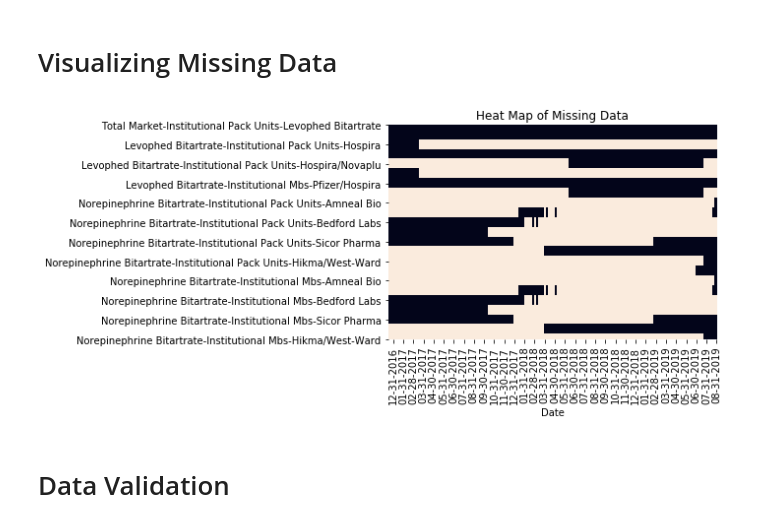
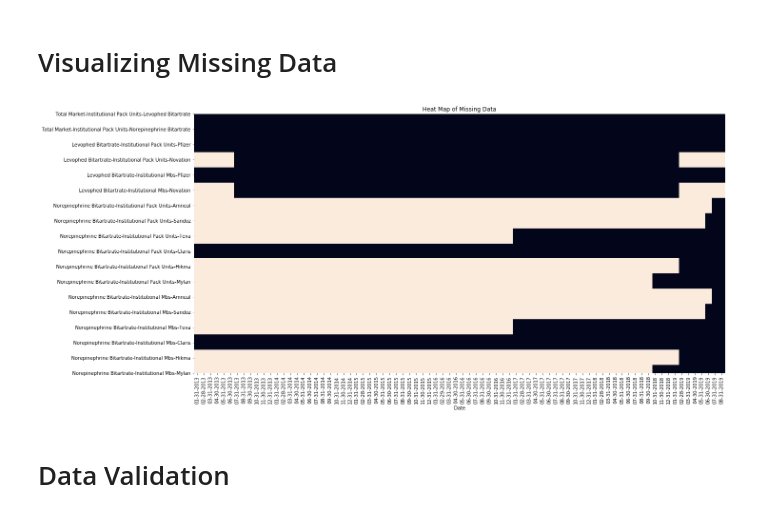
Before and after one commit to rwhughes91/drug_curves, a Jupyter notebook: drug_curves/norepinephrine/norepinephrine_drug_curve.ipynb, the cells around one changed output. Saved outputs shown, nothing was run; the diff lists cells and outputs as text; code cells hidden in the pictures.

Commit message:
creating nor curve (graphs)

```diff
--- a/drug_curves/norepinephrine/norepinephrine_drug_curve.ipynb
+++ b/drug_curves/norepinephrine/norepinephrine_drug_curve.ipynb
@@ -48,6 +61,29 @@ for level in raw_data.columns:
         raw_data.drop("[Blank]", axis=1, level=2, inplace=True)
         break
 
+# Dropping rows earlier than 1/31/2013
+raw_data = raw_data.loc[raw_data.index >= pd.Timestamp(year=2013, month=1, day=31), :].copy()
+
+# Dropping empty columns
+columns_to_drop = []
+for column in raw_data:
+    if raw_data.loc[:, column].isnull().all():
+        columns_to_drop.append(column)
+raw_data.drop(columns_to_drop, axis=1, inplace=True)
+
+# Changing column names to match pricerx db
+mapper = {"Pfizer/Hospira": "Pfizer",
+          "Hospira/Novaplu": "Novation",
+          "Amneal Bio": "Amneal",
+          "Sandoz Inc": "Sandoz",
+          "Sicor Pharma": "Teva",
+          "Baxter/Claris": "Claris",
+          "Hikma/West-Ward": "Hikma",
+          "Mylan Instituti": "Mylan",
+         }
+raw_data.rename(mapper, axis=1, level=2, inplace=True)
+
+# Visualizing our new modified df
 raw_data.head()
 # %% [output]
 |  | Total Market |  | Levophed Bitartrate |  |  | ... |
@@ -64,12 +99,13 @@ raw_data.head()
 # Visualizing Missing Data
 # %%
 # Visualizing Missing Data
+fig = plt.figure(figsize=(20,10))
 ax = sns.heatmap(raw_data.isnull().T, cbar=False)
 plt.ylabel(None)
 title = plt.title("Heat Map of Missing Data")
 labels = ax.set_xticklabels(np.array(raw_data.index.map(lambda date: date.strftime('%m-%d-%Y'))))
 ax.invert_xaxis()
 # %% [output]
-[figure, old version]
+[figure, new version]
 # %% [markdown]
 # Data Validation
```
Also changed, not shown: parts of 16 cells of this notebook, 5 other files.
